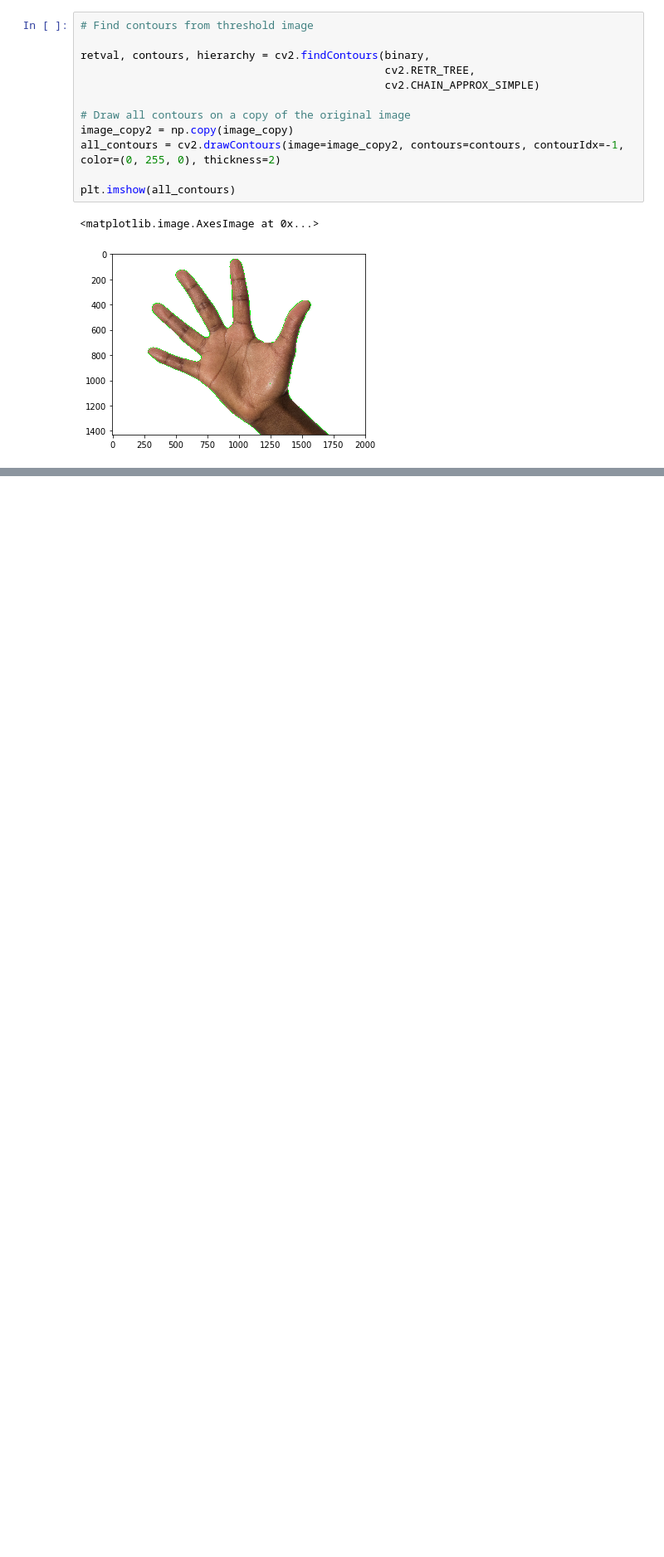
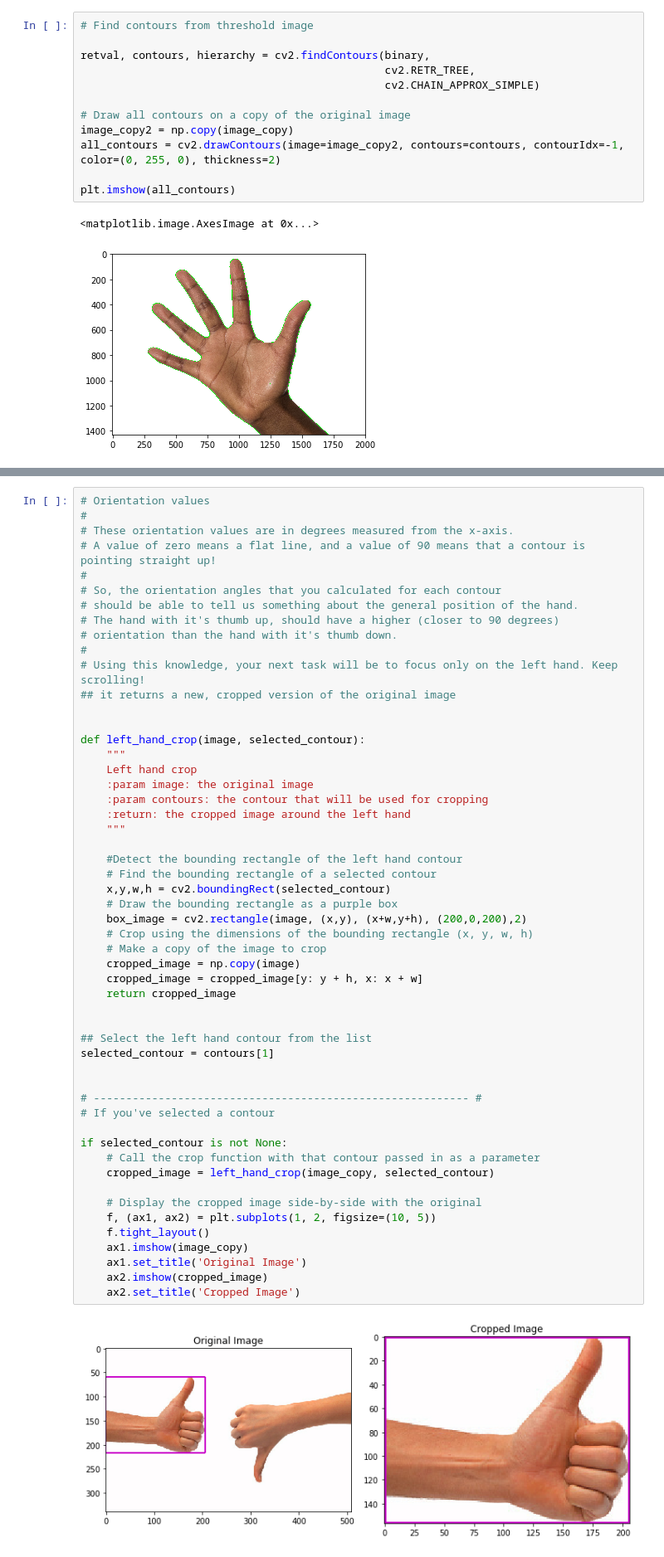
Before and after one commit to sernle/image_contours, a Jupyter notebook: image_contouring.ipynb, the cells around one changed output, grey strips where cells are left out. Shown at 83% size. Drawn from its saved outputs; the diff is of its cells as text; blank space fills up the shorter version.

Commit message:
First commit AI-Intro-CV. Add angle direction.

```diff
--- a/image_contouring.ipynb
+++ b/image_contouring.ipynb
@@ -44,0 +107,55 @@ plt.imshow(all_contours)
+# %%
+# Orientation values
+#
+# These orientation values are in degrees measured from the x-axis.
+# A value of zero means a flat line, and a value of 90 means that a contour is pointing straight up!
+#
+# So, the orientation angles that you calculated for each contour
+# should be able to tell us something about the general position of the hand.
+# The hand with it's thumb up, should have a higher (closer to 90 degrees)
+# orientation than the hand with it's thumb down.
+#
+# Using this knowledge, your next task will be to focus only on the left hand. Keep scrolling!
+## it returns a new, cropped version of the original image
+
+
+def left_hand_crop(image, selected_contour):
+    """
+    Left hand crop
+    :param image: the original image
+    :param contours: the contour that will be used for cropping
+    :return: the cropped image around the left hand
+    """
+
+    #Detect the bounding rectangle of the left hand contour
+    # Find the bounding rectangle of a selected contour
+    x,y,w,h = cv2.boundingRect(selected_contour)
+    # Draw the bounding rectangle as a purple box
+    box_image = cv2.rectangle(image, (x,y), (x+w,y+h), (200,0,200),2)
+    # Crop using the dimensions of the bounding rectangle (x, y, w, h)
+    # Make a copy of the image to crop
+    cropped_image = np.copy(image)
+    cropped_image = cropped_image[y: y + h, x: x + w]
+    return cropped_image
+
+
+## Select the left hand contour from the list
+selected_contour = contours[1]
+
+
+# ---------------------------------------------------------- #
+# If you've selected a contour
+
+if selected_contour is not None:
+    # Call the crop function with that contour passed in as a parameter
+    cropped_image = left_hand_crop(image_copy, selected_contour)
+
+    # Display the cropped image side-by-side with the original
+    f, (ax1, ax2) = plt.subplots(1, 2, figsize=(10, 5))
+    f.tight_layout()
+    ax1.imshow(image_copy)
+    ax1.set_title('Original Image')
+    ax2.imshow(cropped_image)
+    ax2.set_title('Cropped Image')
+# %% [output]
+[figure, added]
```
Also changed, not shown: parts of 2 cells of this notebook.
